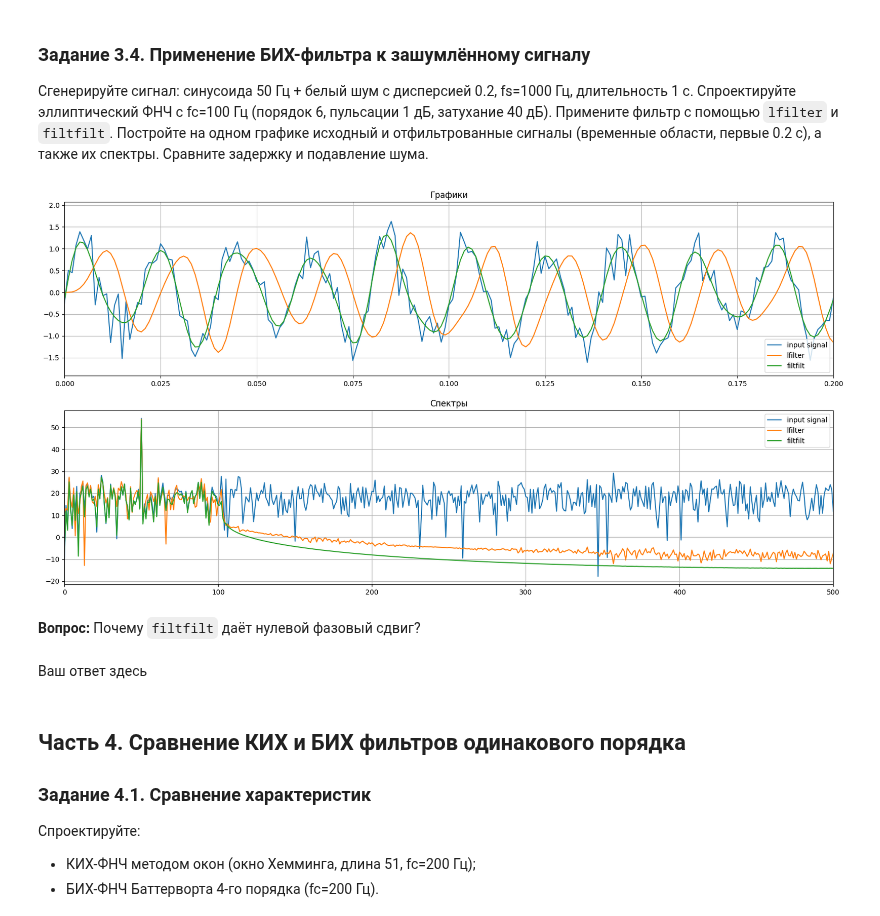
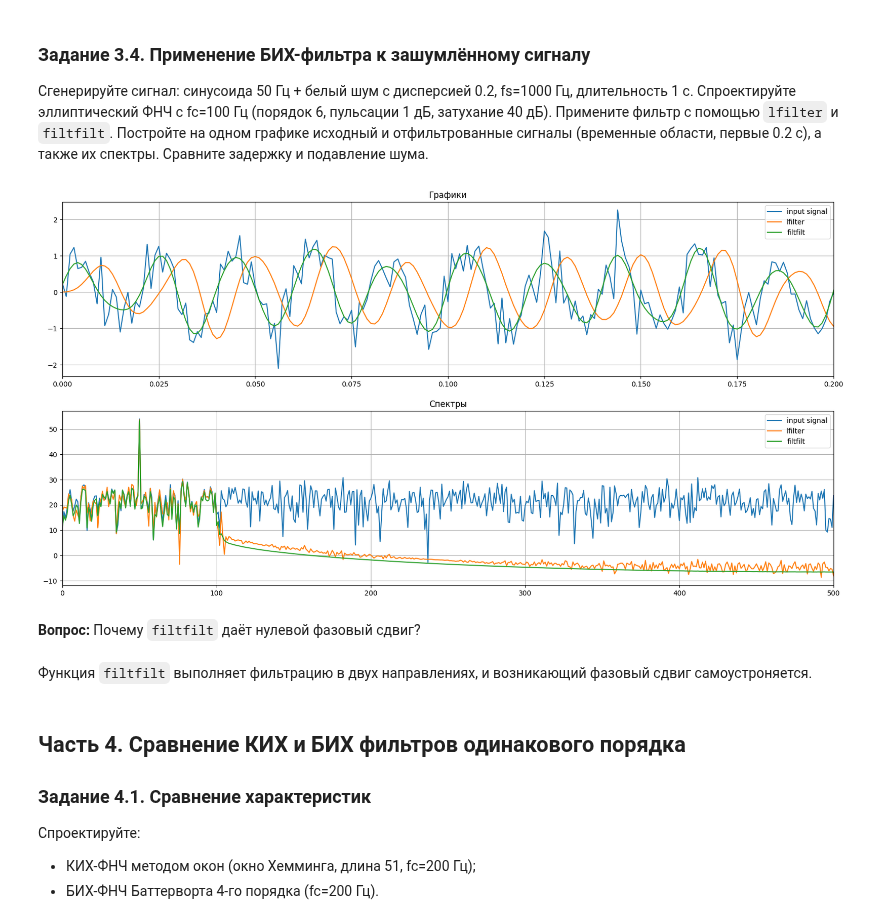
Before and after one commit to Korobokkk/YADRO-2026_dsp-seminars, a Jupyter notebook: seminars/6.ipynb, the cells around one changed output. Cells and saved outputs as stored; diff of their text form; code cells hidden in the pictures.

```diff
--- a/seminars/6.ipynb
+++ b/seminars/6.ipynb
@@ -469,7 +495,7 @@ plt.show()
 # %%
 t = np.arange(0,1,1/1000)
 sin50=np.sin(2*np.pi* 50 *t)
-white = np.random.normal(loc=0, scale=np.sqrt(0.1), size=1000)
+white = np.random.normal(loc=0, scale=np.sqrt(0.2), size=1000)
 result_signal=sin50+white
 
 Wn=100
@@ -485,38 +511,38 @@ result_s2 = scipy.signal.filtfilt(*h, result_signal)
 X=scipy.fft.rfft(result_signal)
 X1=scipy.fft.rfft(result_s1)
 X2=scipy.fft.rfft(result_s2)
 
 X_db = 20*np.log10(np.abs(X) + 1e-12)
 X1_db = 20*np.log10(np.abs(X1) + 1e-12)
 X2_db = 20*np.log10(np.abs(X2) + 1e-12)
 
 freq = scipy.fft.rfftfreq(len(result_signal), 1/1000)
 
 plt.figure(figsize=(20,10))
 plt.subplot(2,1,1)
 plt.title('Графики')
 plt.plot(t, result_signal, label='input signal')
 plt.plot(t, result_s1, label='lfilter')
 plt.plot(t, result_s2, label='filtfilt')
 plt.xlim(0, 0.2)
 plt.legend()
 plt.grid(True)
 plt.subplot(2,1,2)
 plt.title('Спектры')
 plt.plot(freq, X_db, label='input signal')
 plt.plot(freq, X1_db, label='lfilter')
 plt.plot(freq, X2_db, label='filtfilt')
 plt.xlim(0,500)
 plt.grid(True)
 plt.legend()
 
 plt.show()
 # %% [output]
-[figure, old version]
+[figure, new version]
 # %% [markdown]
 **Вопрос:** Почему `filtfilt` даёт нулевой фазовый сдвиг?
-# %% [markdown]
-Ваш ответ здесь
+# %% [markdown]
+Функция `filtfilt` выполняет фильтрацию в двух направлениях, и возникающий фазовый сдвиг самоустроняется.
 # %% [markdown]
 ## Часть 4. Сравнение КИХ и БИХ фильтров одинакового порядка
 
```
Also changed, not shown: parts of 29 cells of this notebook.
